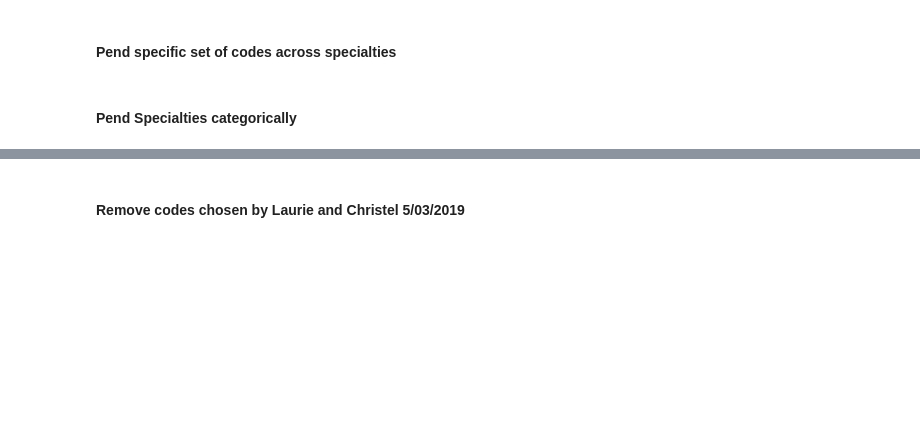
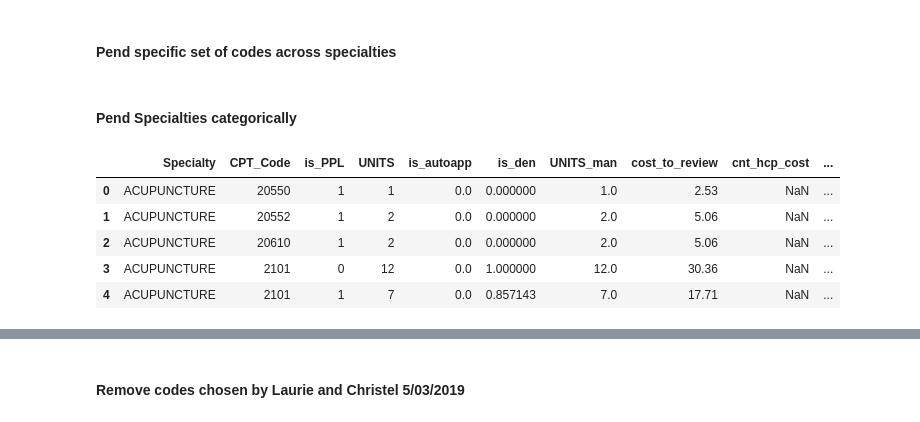
Before and after one commit to tysonjens/AutoApprovals_Code, a Jupyter notebook: Clean and Merge Claims and Referrals.ipynb, the cells around one changed output, grey strips where cells are left out. Drawn from its saved outputs; the diff is of its cells as text; code cells hidden in the pictures; blank space fills up the shorter version.

```diff
--- a/Clean and Merge Claims and Referrals.ipynb
+++ b/Clean and Merge Claims and Referrals.ipynb
@@ -601,3 +719,12 @@ def pend_specs_by_spec(list_o_specs, spec_dict):
 spec_dict_PPL = pend_specs_by_spec(specs_that_should_pend, spec_dict_PPL)
 # %%
 spec_dict_EPL = pend_specs_by_spec(specs_that_should_pend, spec_dict_EPL)
+# %%
+cpts_w_claims_fin.head()
+# %% [output]
+|  | Specialty | CPT_Code | is_PPL | UNITS | is_autoapp | is_den | UNITS_man | cost_to_review | cnt_hcp_cost | ... |
+| 0 | ACUPUNCTURE | 20550 | 1 | 1 | 0.0 | 0.000000 | 1.0 | 2.53 | NaN | ... |
+| 1 | ACUPUNCTURE | 20552 | 1 | 2 | 0.0 | 0.000000 | 2.0 | 5.06 | NaN | ... |
+| 2 | ACUPUNCTURE | 20610 | 1 | 2 | 0.0 | 0.000000 | 2.0 | 5.06 | NaN | ... |
+| 3 | ACUPUNCTURE | 2101 | 0 | 12 | 0.0 | 1.000000 | 12.0 | 30.36 | NaN | ... |
+| 4 | ACUPUNCTURE | 2101 | 1 | 7 | 0.0 | 0.857143 | 7.0 | 17.71 | NaN | ... |
```
Also changed, not shown: parts of 59 cells of this notebook.
